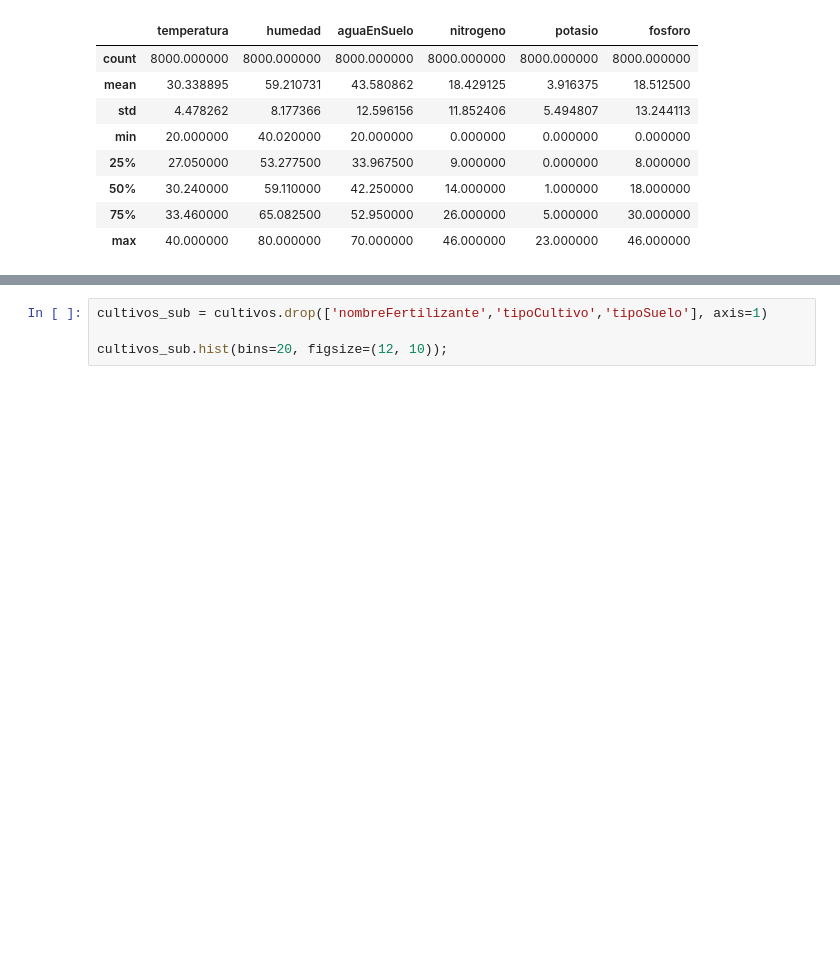
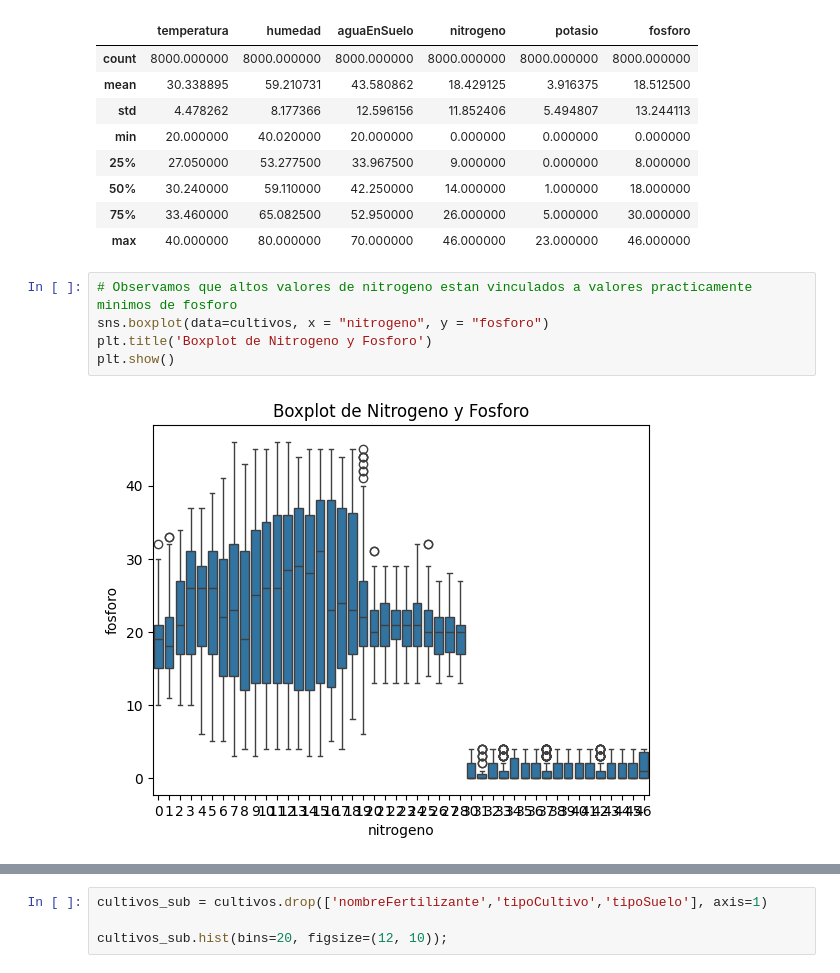
Before and after one commit to GrimaldiDamian/TP-MINERIA, a Jupyter notebook: TP_MINERIA.ipynb, the cells around one changed output, grey strips where cells are left out. Saved outputs shown, nothing was run; the diff lists cells and outputs as text; blank space fills up the shorter version.

```diff
--- a/TP_MINERIA.ipynb
+++ b/TP_MINERIA.ipynb
@@ -73,3 +73,10 @@ cultivos.describe()
 | 50% | 30.240000 | 59.110000 | 42.250000 | 14.000000 | 1.000000 | 18.000000 |
 | 75% | 33.460000 | 65.082500 | 52.950000 | 26.000000 | 5.000000 | 30.000000 |
 | max | 40.000000 | 80.000000 | 70.000000 | 46.000000 | 23.000000 | 46.000000 |
+# %%
+# Observamos que altos valores de nitrogeno estan vinculados a valores practicamente minimos de fosforo
+sns.boxplot(data=cultivos, x = "nitrogeno", y = "fosforo")
+plt.title('Boxplot de Nitrogeno y Fosforo')
+plt.show()
+# %% [output]
+[figure, added]
```
Also changed, not shown: parts of 1 cell of this notebook.
